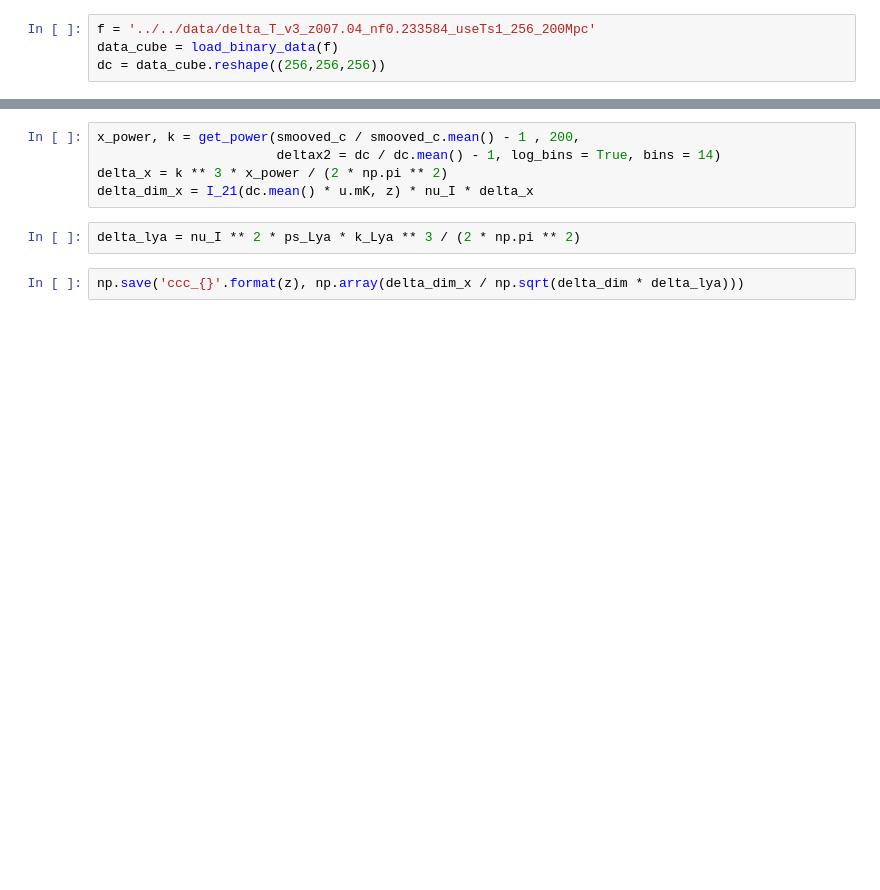
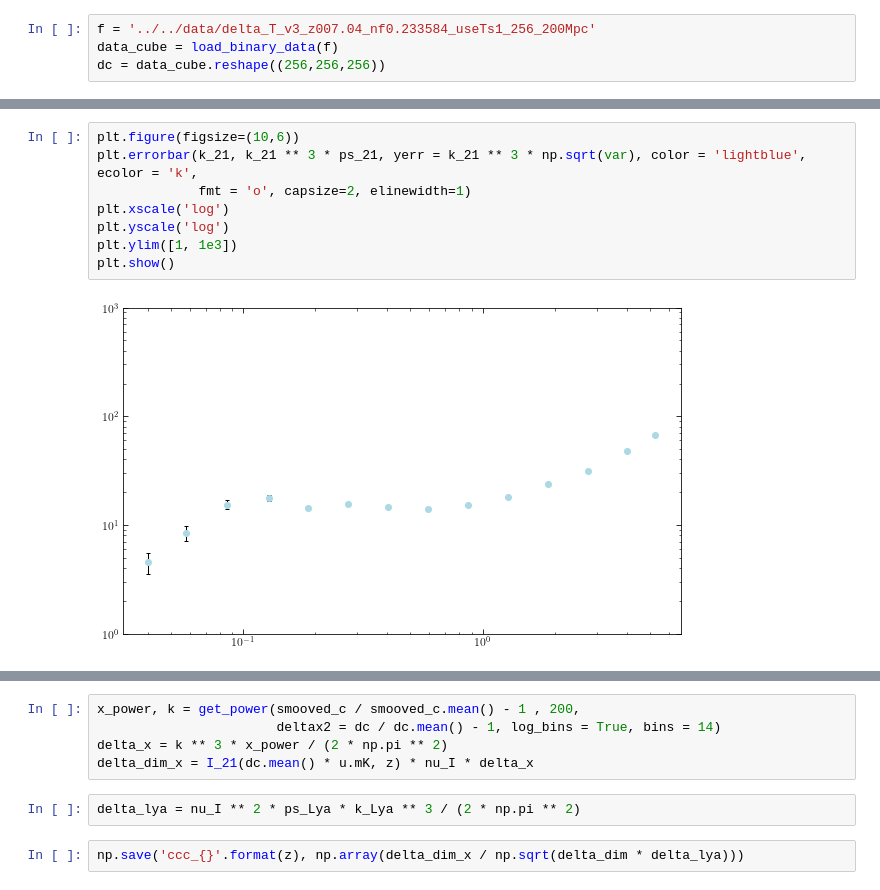
Before and after one commit to tacox5/Senior_Thesis, a Jupyter notebook: notebooks/Lya_Luminosity-Copy2.ipynb, the cells around one changed output, grey strips where cells are left out. Drawn from its saved outputs; the diff is of its cells as text; blank space fills up the shorter version.

```diff
--- a/notebooks/Lya_Luminosity-Copy2.ipynb
+++ b/notebooks/Lya_Luminosity-Copy2.ipynb
@@ -172,3 +187,13 @@ ps_21, k_21 = get_power(dc / dc.mean() - 1, 200, bins = 14,
 
 delta = k_21 ** 3 * ps_21 / (2 * np.pi ** 2)
 delta_dim = I_21(dc.mean() * u.mK, z) ** 2 * delta
+# %%
+plt.figure(figsize=(10,6))
+plt.errorbar(k_21, k_21 ** 3 * ps_21, yerr = k_21 ** 3 * np.sqrt(var), color = 'lightblue', ecolor = 'k',
+             fmt = 'o', capsize=2, elinewidth=1)
+plt.xscale('log')
+plt.yscale('log')
+plt.ylim([1, 1e3])
+plt.show()
+# %% [output]
+[figure, added]
```
Also changed, not shown: parts of 10 cells of this notebook, 49 other files.
